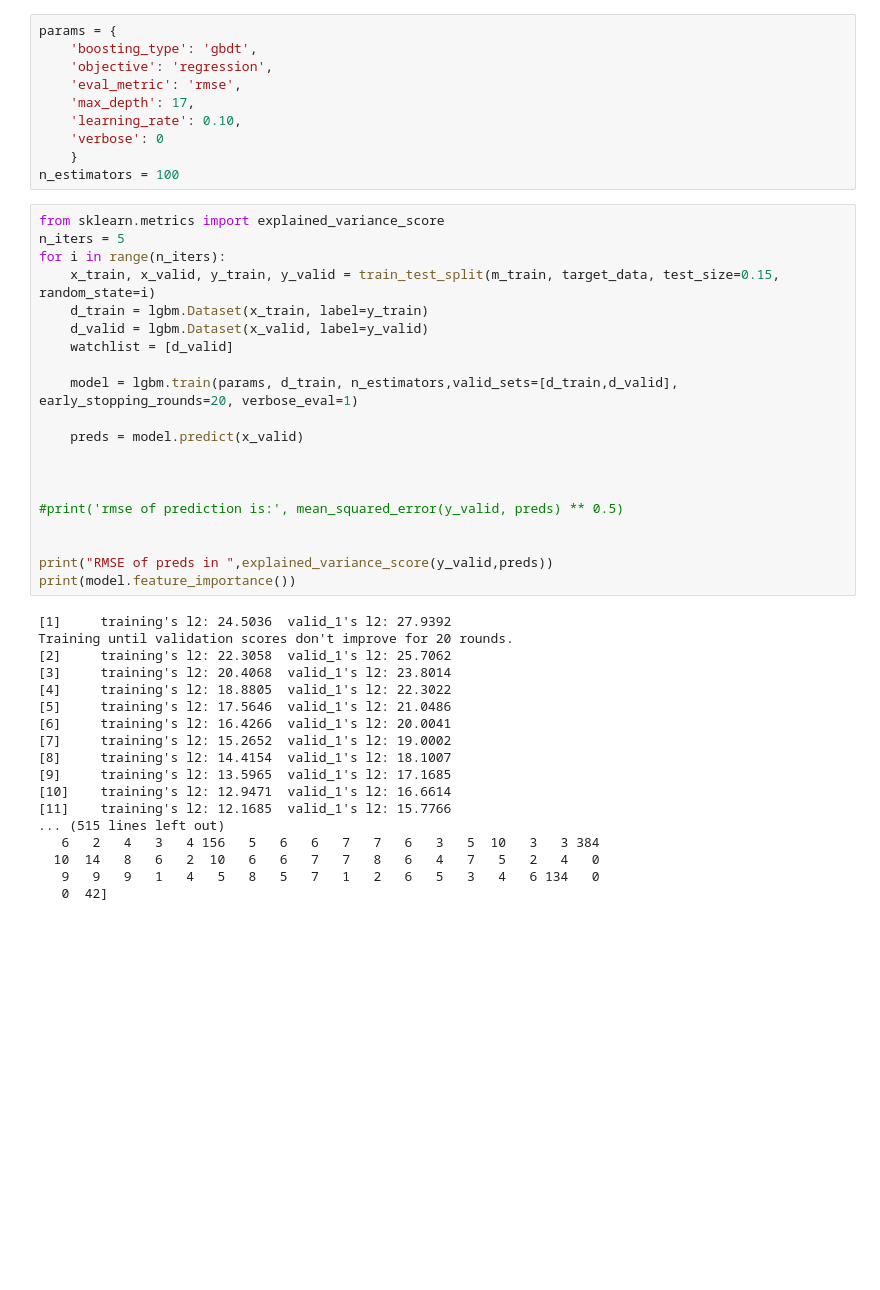
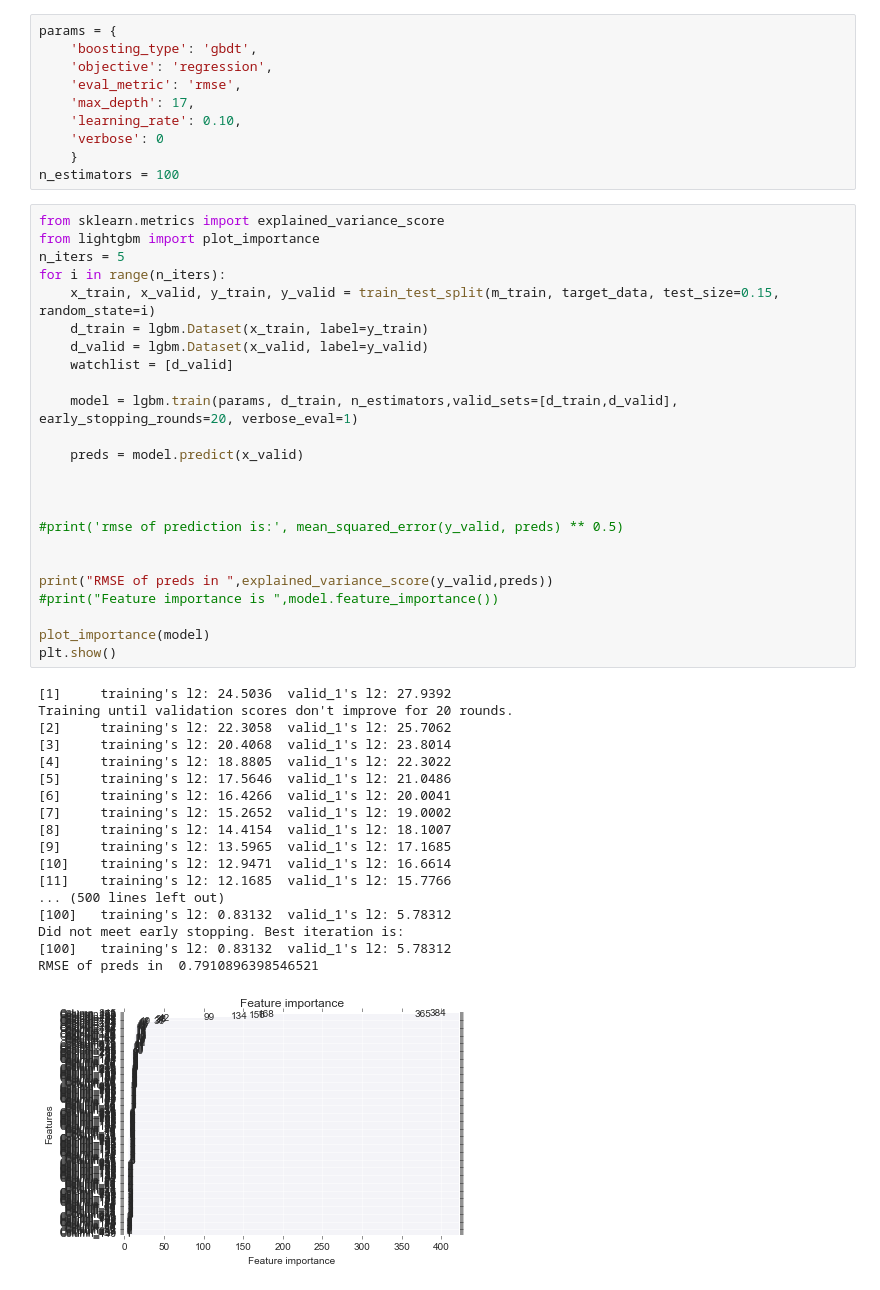
Before and after one commit to sr33kant/caseStudies_wer, a Jupyter notebook: A1_wer.ipynb, the cells around one changed output. Cells and saved outputs as stored; diff of their text form; blank space fills up the shorter version.

```diff
--- a/A1_wer.ipynb
+++ b/A1_wer.ipynb
@@ -112,39 +117,44 @@ params = {
 n_estimators = 100
 # %%
 from sklearn.metrics import explained_variance_score
+from lightgbm import plot_importance
 n_iters = 5
 for i in range(n_iters):
     x_train, x_valid, y_train, y_valid = train_test_split(m_train, target_data, test_size=0.15, random_state=i)
     d_train = lgbm.Dataset(x_train, label=y_train)
     d_valid = lgbm.Dataset(x_valid, label=y_valid)
     watchlist = [d_valid]
 
     model = lgbm.train(params, d_train, n_estimators,valid_sets=[d_train,d_valid], early_stopping_rounds=20, verbose_eval=1)
 
     preds = model.predict(x_valid)
 
 
 
 #print('rmse of prediction is:', mean_squared_error(y_valid, preds) ** 0.5)
 
 
 print("RMSE of preds in ",explained_variance_score(y_valid,preds))
-print(model.feature_importance())
+#print("Feature importance is ",model.feature_importance())
+
+plot_importance(model)
+plt.show()
 # %% [output]
 [1]     training's l2: 24.5036  valid_1's l2: 27.9392
 Training until validation scores don't improve for 20 rounds.
 [2]     training's l2: 22.3058  valid_1's l2: 25.7062
 [3]     training's l2: 20.4068  valid_1's l2: 23.8014
 [4]     training's l2: 18.8805  valid_1's l2: 22.3022
 [5]     training's l2: 17.5646  valid_1's l2: 21.0486
 [6]     training's l2: 16.4266  valid_1's l2: 20.0041
 [7]     training's l2: 15.2652  valid_1's l2: 19.0002
 [8]     training's l2: 14.4154  valid_1's l2: 18.1007
 [9]     training's l2: 13.5965  valid_1's l2: 17.1685
 [10]    training's l2: 12.9471  valid_1's l2: 16.6614
 [11]    training's l2: 12.1685  valid_1's l2: 15.7766
-... (515 lines left out)
-   6   2   4   3   4 156   5   6   6   7   7   6   3   5  10   3   3 384
-  10  14   8   6   2  10   6   6   7   7   8   6   4   7   5   2   4   0
-   9   9   9   1   4   5   8   5   7   1   2   6   5   3   4   6 134   0
-   0  42]
+... (500 lines left out)
+[100]   training's l2: 0.83132  valid_1's l2: 5.78312
+Did not meet early stopping. Best iteration is:
+[100]   training's l2: 0.83132  valid_1's l2: 5.78312
+RMSE of preds in  0.7910896398546521
+[figure, added]
```
Also changed, not shown: parts of 11 cells of this notebook.
